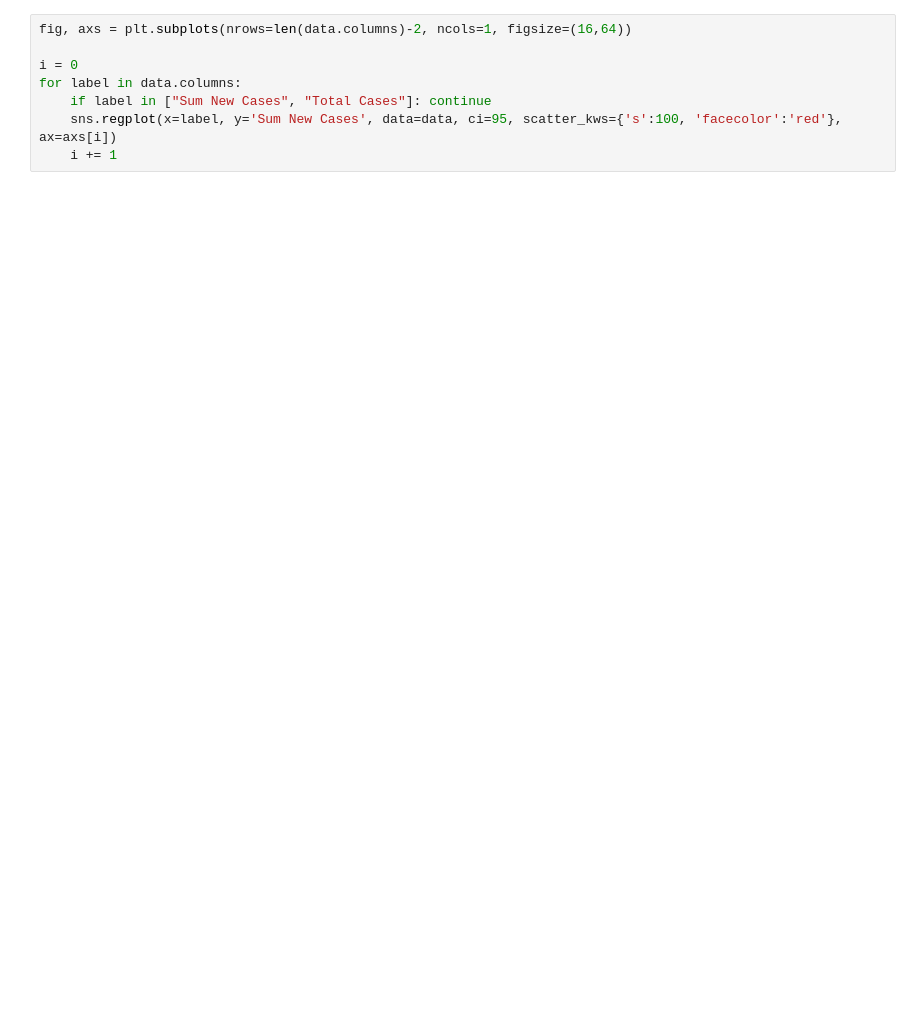
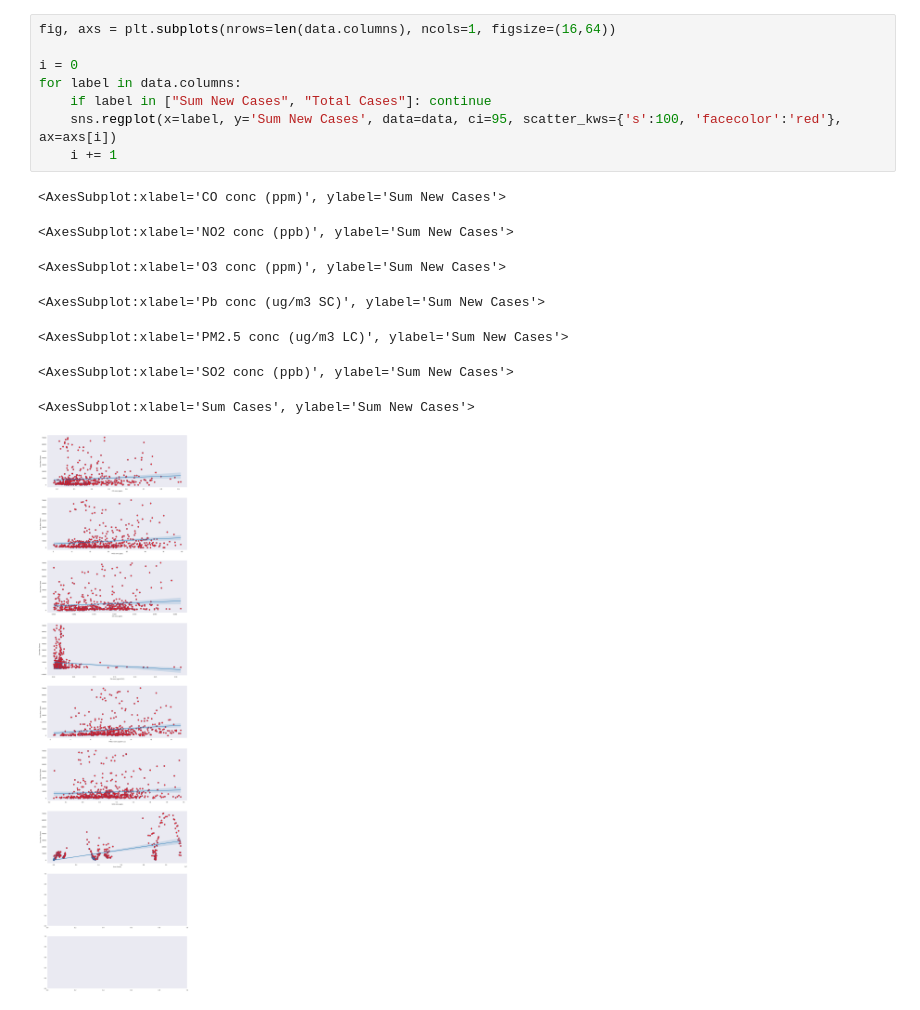
Before and after one commit to YSHebron/cs180-final-project, a Jupyter notebook: cs180-fp-2.ipynb, the cells around one changed output. Saved outputs shown, nothing was run; the diff lists cells and outputs as text; blank space fills up the shorter version.

```diff
--- a/cs180-fp-2.ipynb
+++ b/cs180-fp-2.ipynb
@@ -151,8 +335,17 @@ data.drop(columns=['CO conc (ppm)', 'NO2 conc (ppb)', 'O3 conc (ppm)'], axis=1,
 # %%
-fig, axs = plt.subplots(nrows=len(data.columns)-2, ncols=1, figsize=(16,64))
+fig, axs = plt.subplots(nrows=len(data.columns), ncols=1, figsize=(16,64))
 
 i = 0
 for label in data.columns:
     if label in ["Sum New Cases", "Total Cases"]: continue
     sns.regplot(x=label, y='Sum New Cases', data=data, ci=95, scatter_kws={'s':100, 'facecolor':'red'}, ax=axs[i])
     i += 1
+# %% [output]
+<AxesSubplot:xlabel='CO conc (ppm)', ylabel='Sum New Cases'>
+<AxesSubplot:xlabel='NO2 conc (ppb)', ylabel='Sum New Cases'>
+<AxesSubplot:xlabel='O3 conc (ppm)', ylabel='Sum New Cases'>
+<AxesSubplot:xlabel='Pb conc (ug/m3 SC)', ylabel='Sum New Cases'>
+<AxesSubplot:xlabel='PM2.5 conc (ug/m3 LC)', ylabel='Sum New Cases'>
+<AxesSubplot:xlabel='SO2 conc (ppb)', ylabel='Sum New Cases'>
+<AxesSubplot:xlabel='Sum Cases', ylabel='Sum New Cases'>
+[figure, added]
```
Also changed, not shown: parts of 22 cells of this notebook, 1 other file.
